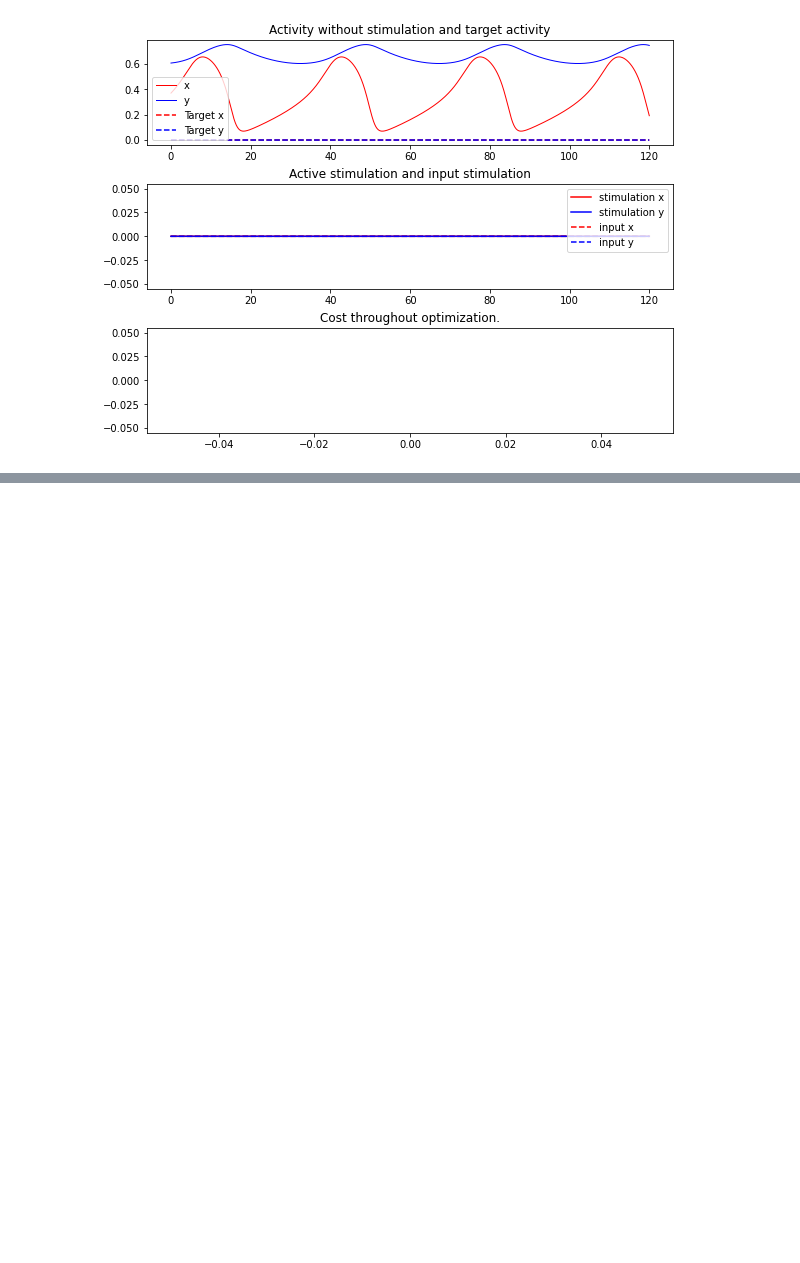
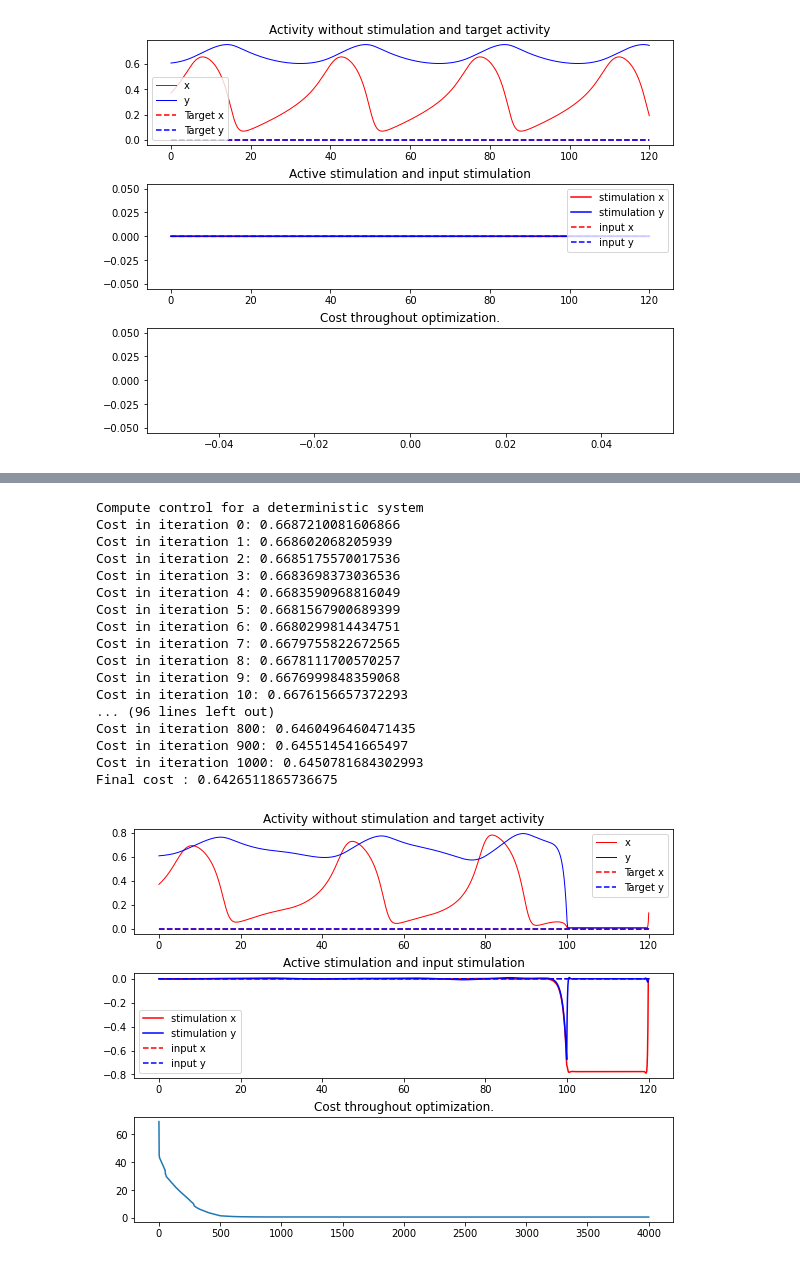
Before and after one commit to AlirezaAccelerates/neurolib, a Jupyter notebook: examples/wittenberg_talk/fhn_osc_down.ipynb, the cells around one changed output, grey strips where cells are left out. Saved outputs shown, nothing was run; the diff lists cells and outputs as text; code cells hidden in the pictures; blank space fills up the shorter version.

```diff
--- a/examples/wittenberg_talk/fhn_osc_down.ipynb
+++ b/examples/wittenberg_talk/fhn_osc_down.ipynb
@@ -93,8 +90,9 @@ plot_singlenode(fhn, duration, dt, state, target, zero_control, zero_control)
 fhn.params["x_ext"] = zero_input
 fhn.params["y_ext"] = zero_input
 w2 = 1e-2
+wp = 1.
 printarray = np.concatenate( (np.arange(0,101,1), np.arange(200,1001,100)) )
-fhn_controlled_noisefree = oc_fhn.OcFhn(fhn, target, w_p=1, w_2=w2, print_array=printarray, precision_cost_interval=[1000,None])
+fhn_controlled_noisefree = oc_fhn.OcFhn(fhn, target, w_p=wp, w_2=w2, print_array=printarray, precision_cost_interval=[1000,None])
 
 # We run 100 iterations of the optimal control gradient descent algorithm
 fhn_controlled_noisefree.optimize(1000)
@@ -132,10 +152,29 @@ Cost in iteration 1000: 0.6729987220185962
 [figure]
 # %%
-fhn_controlled_noisefree.optimize(1000)
+fhn_controlled_noisefree.optimize(3000)
 
 state = fhn_controlled_noisefree.get_xs()
 control_noisefree = fhn_controlled_noisefree.control
 
 plot_singlenode(fhn_controlled_noisefree.model, duration, dt, state, target, control_noisefree, zero_control, fhn_controlled_noisefree.cost_history)
+# %% [output]
+Compute control for a deterministic system
+Cost in iteration 0: 0.6687210081606866
+Cost in iteration 1: 0.668602068205939
+Cost in iteration 2: 0.6685175570017536
+Cost in iteration 3: 0.6683698373036536
+Cost in iteration 4: 0.6683590968816049
+Cost in iteration 5: 0.6681567900689399
+Cost in iteration 6: 0.6680299814434751
+Cost in iteration 7: 0.6679755822672565
+Cost in iteration 8: 0.6678111700570257
+Cost in iteration 9: 0.6676999848359068
+Cost in iteration 10: 0.6676156657372293
+... (96 lines left out)
+Cost in iteration 800: 0.6460496460471435
+Cost in iteration 900: 0.645514541665497
+Cost in iteration 1000: 0.6450781684302993
+Final cost : 0.6426511865736675
+[figure, added]
 # %%
 sigma_array = [2. * 1e-3, 6. * 1e-3, 2.* 1e-2]
```
Also changed, not shown: parts of 8 cells of this notebook, 7 other files.
